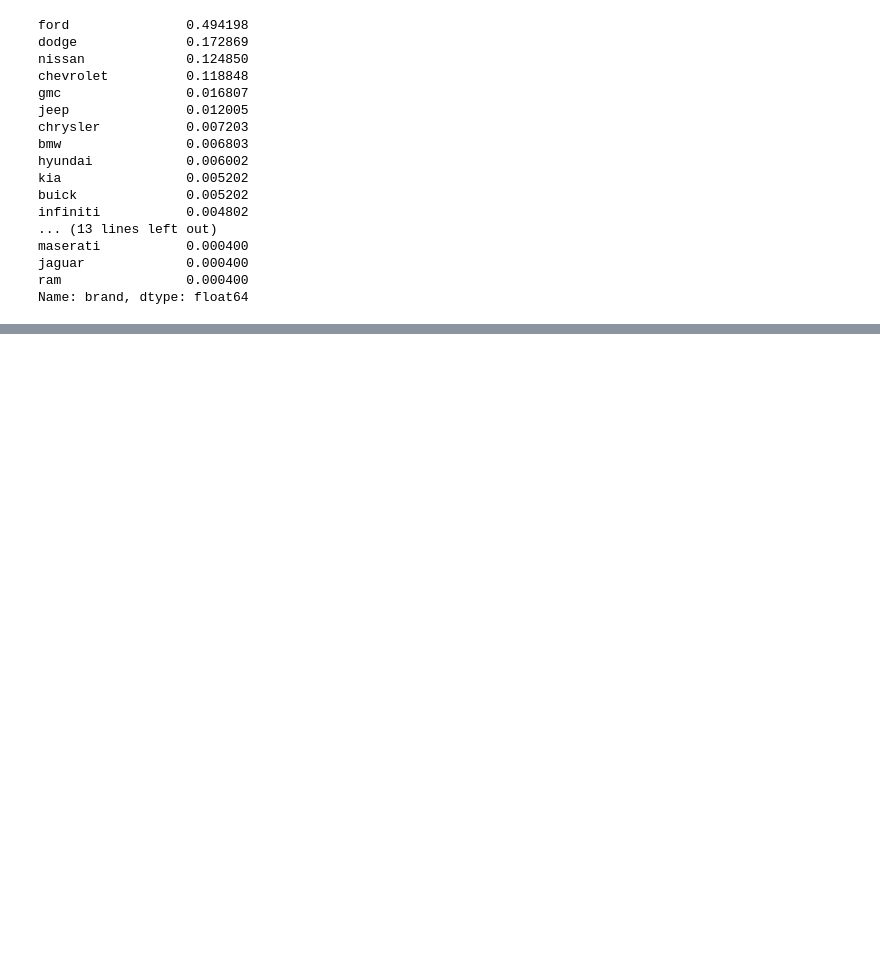
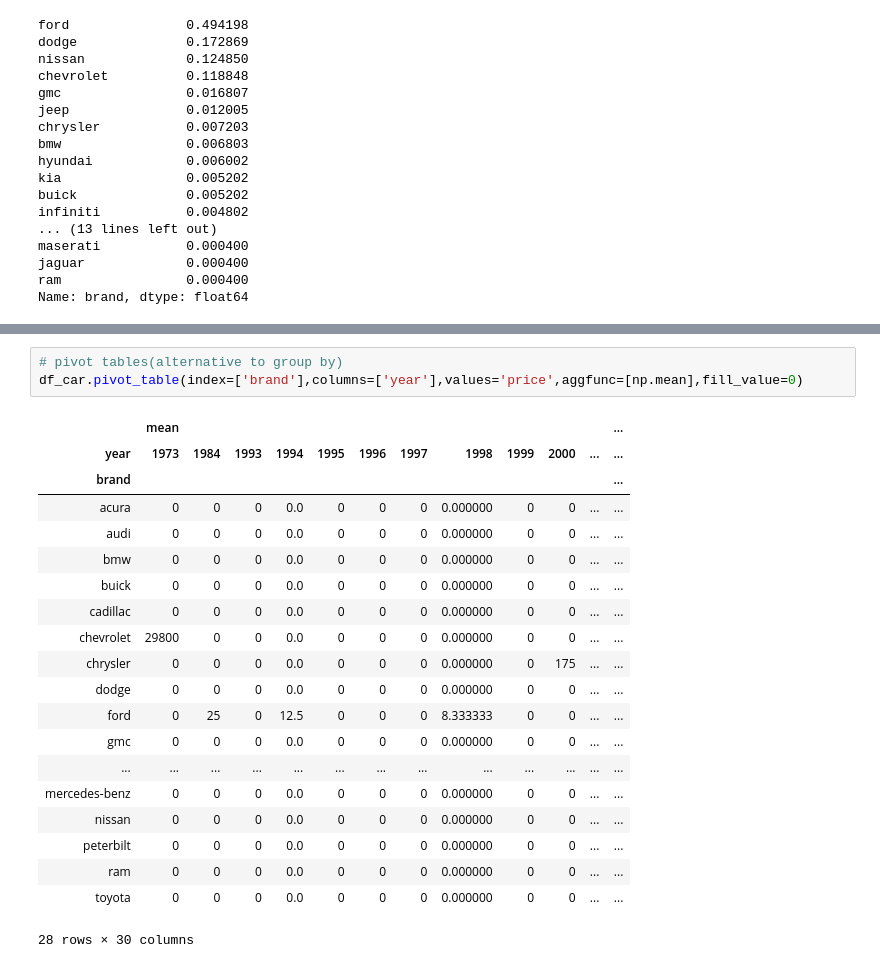
Before and after one commit to weitianyi1996/python-DataScientist-notes, a Jupyter notebook: Pandas-Manipulation.ipynb, the cells around one changed output, grey strips where cells are left out. Drawn from its saved outputs; the diff is of its cells as text; blank space fills up the shorter version.

```diff
--- a/Pandas-Manipulation.ipynb
+++ b/Pandas-Manipulation.ipynb
@@ -203,0 +249,24 @@ Name: brand, dtype: float64
+# %%
+# pivot tables(alternative to group by)
+df_car.pivot_table(index=['brand'],columns=['year'],values='price',aggfunc=[np.mean],fill_value=0)
+# %% [output]
+|  | mean |  |  |  |  |  |  |  |  |  |  | ... |
+| year | 1973 | 1984 | 1993 | 1994 | 1995 | 1996 | 1997 | 1998 | 1999 | 2000 | ... | ... |
+| brand |  |  |  |  |  |  |  |  |  |  |  | ... |
+| acura | 0 | 0 | 0 | 0.0 | 0 | 0 | 0 | 0.000000 | 0 | 0 | ... | ... |
+| audi | 0 | 0 | 0 | 0.0 | 0 | 0 | 0 | 0.000000 | 0 | 0 | ... | ... |
+| bmw | 0 | 0 | 0 | 0.0 | 0 | 0 | 0 | 0.000000 | 0 | 0 | ... | ... |
+| buick | 0 | 0 | 0 | 0.0 | 0 | 0 | 0 | 0.000000 | 0 | 0 | ... | ... |
+| cadillac | 0 | 0 | 0 | 0.0 | 0 | 0 | 0 | 0.000000 | 0 | 0 | ... | ... |
+| chevrolet | 29800 | 0 | 0 | 0.0 | 0 | 0 | 0 | 0.000000 | 0 | 0 | ... | ... |
+| chrysler | 0 | 0 | 0 | 0.0 | 0 | 0 | 0 | 0.000000 | 0 | 175 | ... | ... |
+| dodge | 0 | 0 | 0 | 0.0 | 0 | 0 | 0 | 0.000000 | 0 | 0 | ... | ... |
+| ford | 0 | 25 | 0 | 12.5 | 0 | 0 | 0 | 8.333333 | 0 | 0 | ... | ... |
+| gmc | 0 | 0 | 0 | 0.0 | 0 | 0 | 0 | 0.000000 | 0 | 0 | ... | ... |
+| ... | ... | ... | ... | ... | ... | ... | ... | ... | ... | ... | ... | ... |
+| mercedes-benz | 0 | 0 | 0 | 0.0 | 0 | 0 | 0 | 0.000000 | 0 | 0 | ... | ... |
+| nissan | 0 | 0 | 0 | 0.0 | 0 | 0 | 0 | 0.000000 | 0 | 0 | ... | ... |
+| peterbilt | 0 | 0 | 0 | 0.0 | 0 | 0 | 0 | 0.000000 | 0 | 0 | ... | ... |
+| ram | 0 | 0 | 0 | 0.0 | 0 | 0 | 0 | 0.000000 | 0 | 0 | ... | ... |
+| toyota | 0 | 0 | 0 | 0.0 | 0 | 0 | 0 | 0.000000 | 0 | 0 | ... | ... |
+28 rows × 30 columns
```
Also changed, not shown: parts of 3 cells of this notebook.
